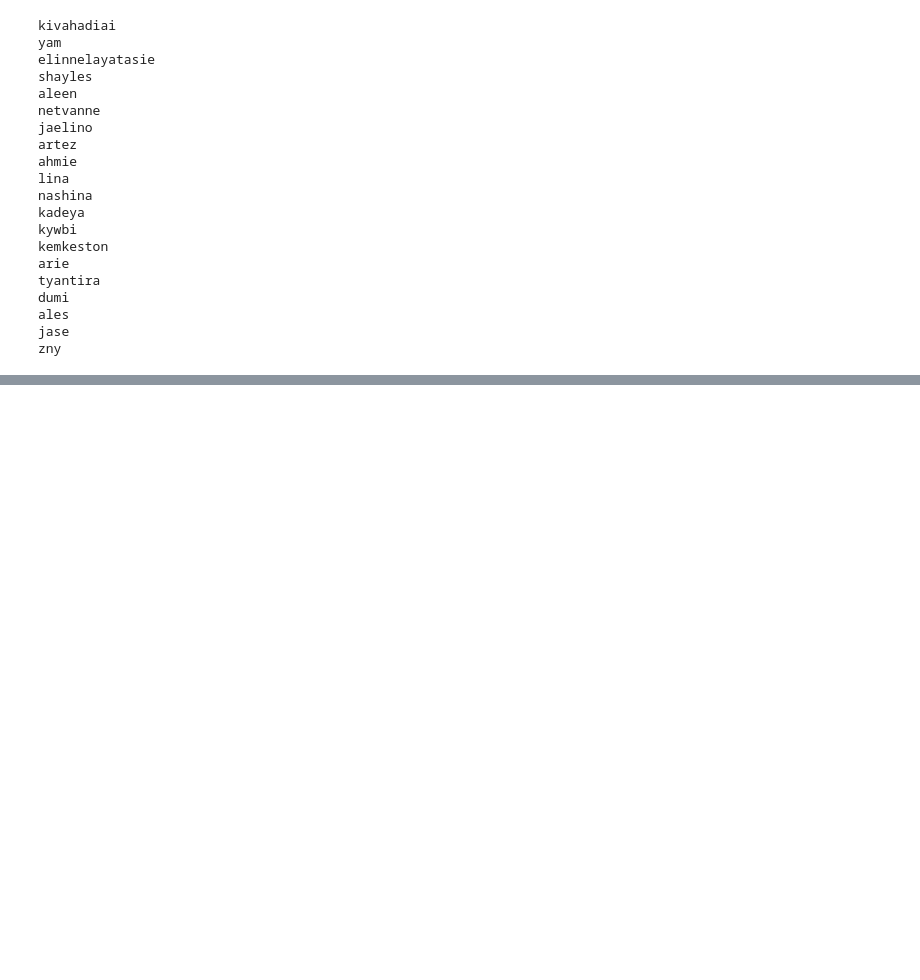
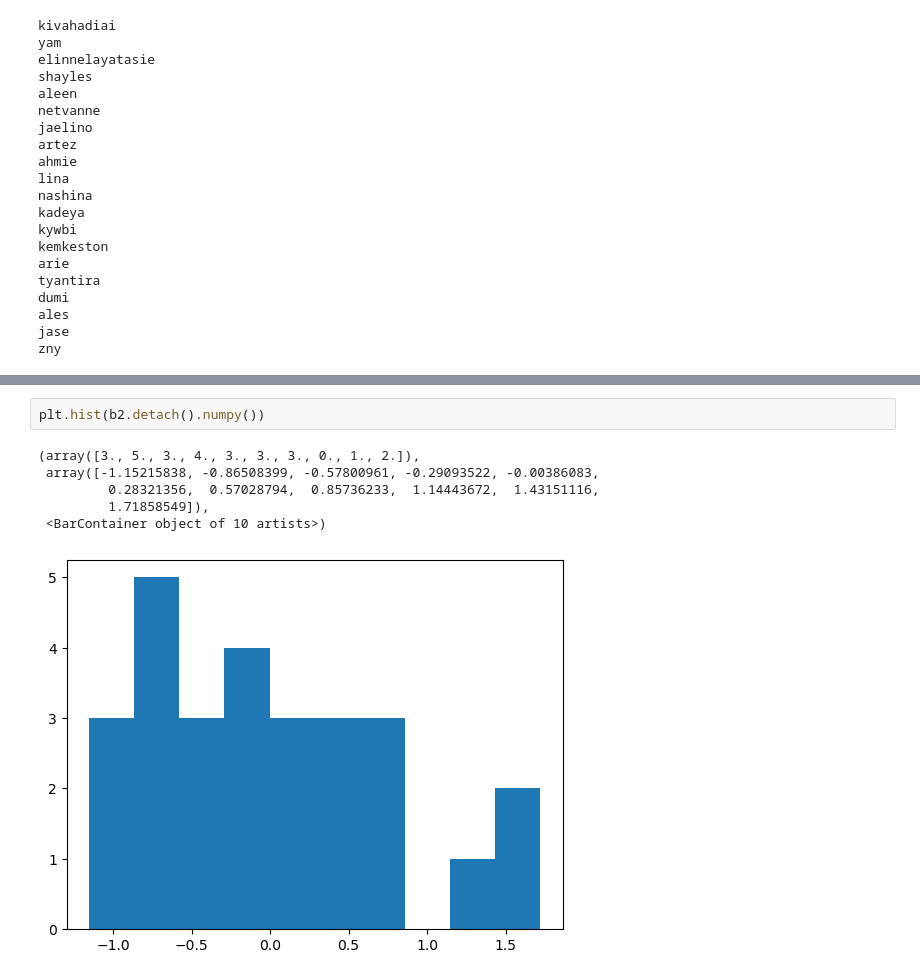
Before and after one commit to stkao05/makemore, a Jupyter notebook: mlp.ipynb, the cells around one changed output, grey strips where cells are left out. Cells and saved outputs as stored; diff of their text form; blank space fills up the shorter version.

```diff
--- a/mlp.ipynb
+++ b/mlp.ipynb
@@ -323,0 +347,9 @@ forward(x_test, y_test, params, weight_decay=0):
+# %%
+plt.hist(b2.detach().numpy())
+# %% [output]
+(array([3., 5., 3., 4., 3., 3., 3., 0., 1., 2.]),
+ array([-1.15215838, -0.86508399, -0.57800961, -0.29093522, -0.00386083,
+         0.28321356,  0.57028794,  0.85736233,  1.14443672,  1.43151116,
+         1.71858549]),
+ <BarContainer object of 10 artists>)
+[figure, added]
```
Also changed, not shown: parts of 11 cells of this notebook.
